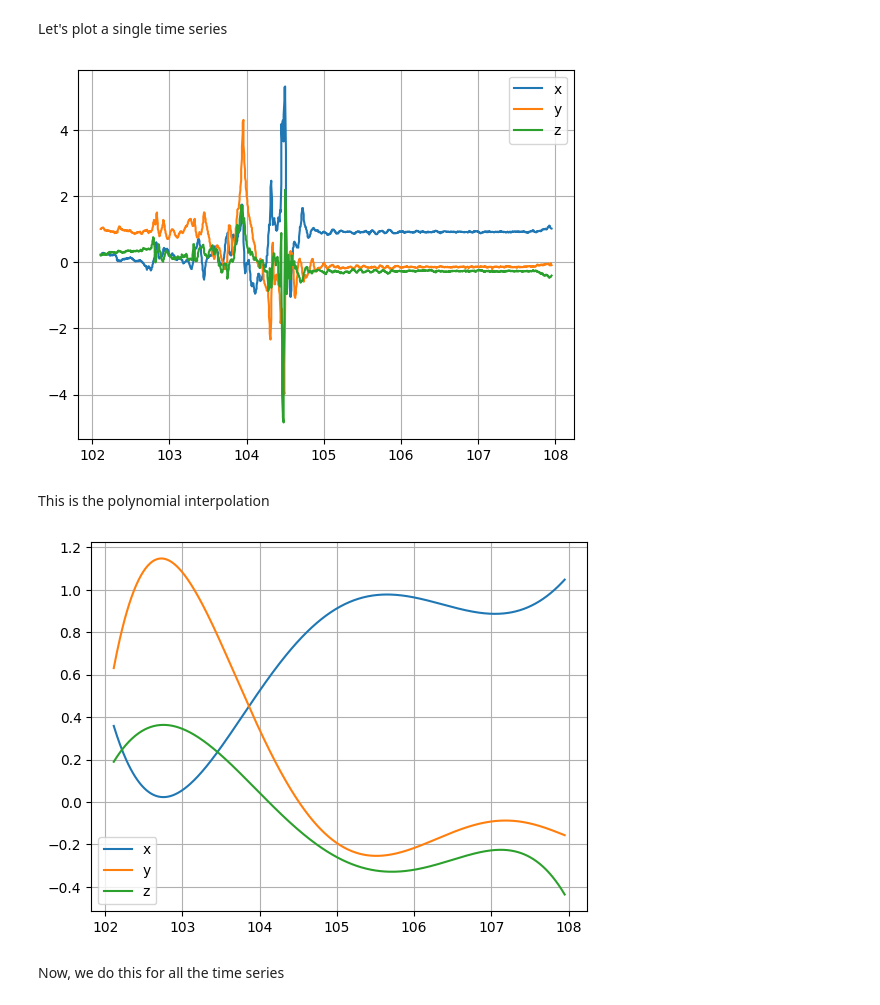
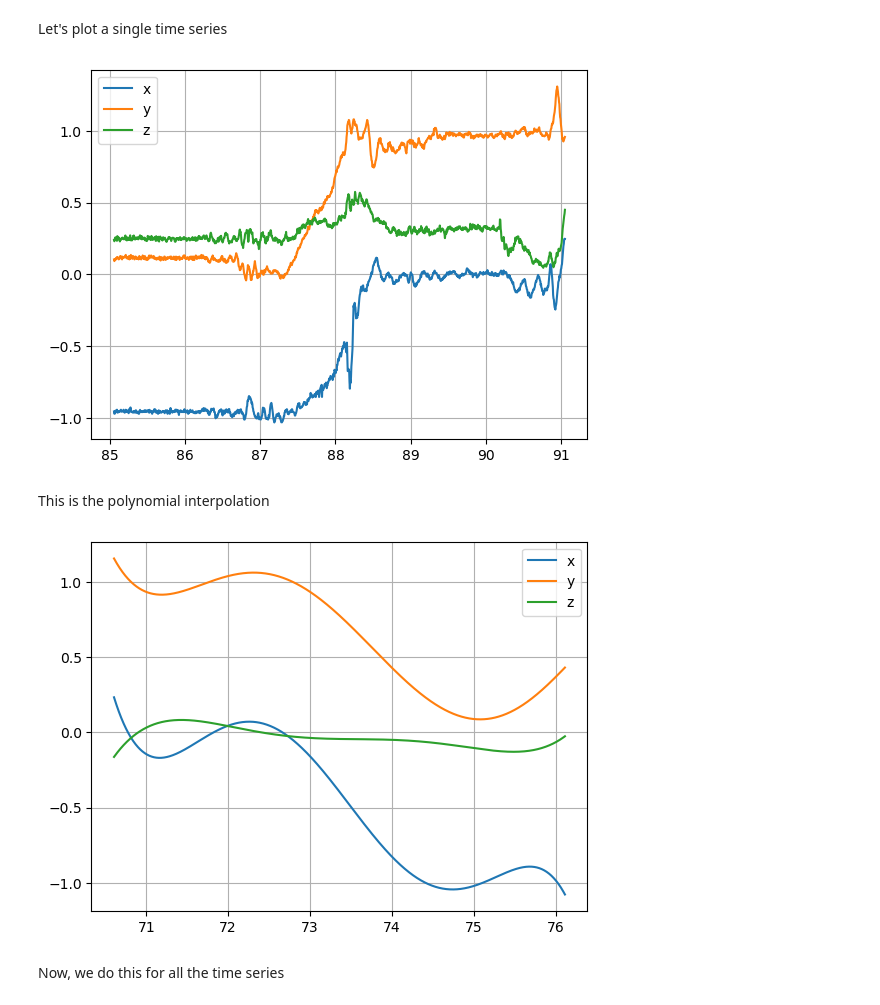
Before and after one commit to Vinavil334/SL4HD, a Jupyter notebook: The_Great_Giochini.ipynb, the cells around one changed output. Cells and saved outputs as stored; diff of their text form; code cells hidden in the pictures.

```diff
--- a/The_Great_Giochini.ipynb
+++ b/The_Great_Giochini.ipynb
@@ -12,9 +12,9 @@ import seaborn as sns
 # %% [markdown]
 Path (select yours, comment others)
 # %%
-path = "C:/Users/markh/Desktop/Università/Healthcare Data/SL4HD/Train2/"
+#path = "C:/Users/markh/Desktop/Università/Healthcare Data/SL4HD/Train2/"
 #path = "C:/Users/giuli/OneDrive/Desktop/SL4HD/Train2/"
-#path = "C:/Users/hp/OneDrive - Politecnico di Milano/Università/STATISTICAL_LEARNING_FOR_HEALTHCAREDATA/SL4HD/Train2/"
+path = "C:/Users/hp/OneDrive - Politecnico di Milano/Università/STATISTICAL_LEARNING_FOR_HEALTHCAREDATA/SL4HD/Train2/"
 # %% [markdown]
 Create files list and dataframe
 # %%
@@ -30,24 +30,24 @@ for filename in all_files:
 # %% [markdown]
 Let's plot a single time series
 # %%
-test=72
+test=250
 
 df = li[test]
 
 x = np.asarray(df.x)
 y = np.asarray(df.y)
 z = np.asarray(df.z)
 t = np.asarray(df.t)
 
 plt.plot(t,x,label='x')
 plt.plot(t,y,label='y')
 plt.plot(t,z,label='z')
 
 plt.grid()
 plt.legend()
 plt.show()
 # %% [output]
-[figure, old version]
+[figure, new version]
 # %% [markdown]
 This is the polynomial interpolation
 # %%
@@ -67,7 +67,7 @@ plt.grid()
 plt.legend()
 plt.show()
 # %% [output]
-[figure, old version]
+[figure, new version]
 # %% [markdown]
 Now, we do this for all the time series
 # %%
```
Also changed, not shown: parts of 20 cells of this notebook.
